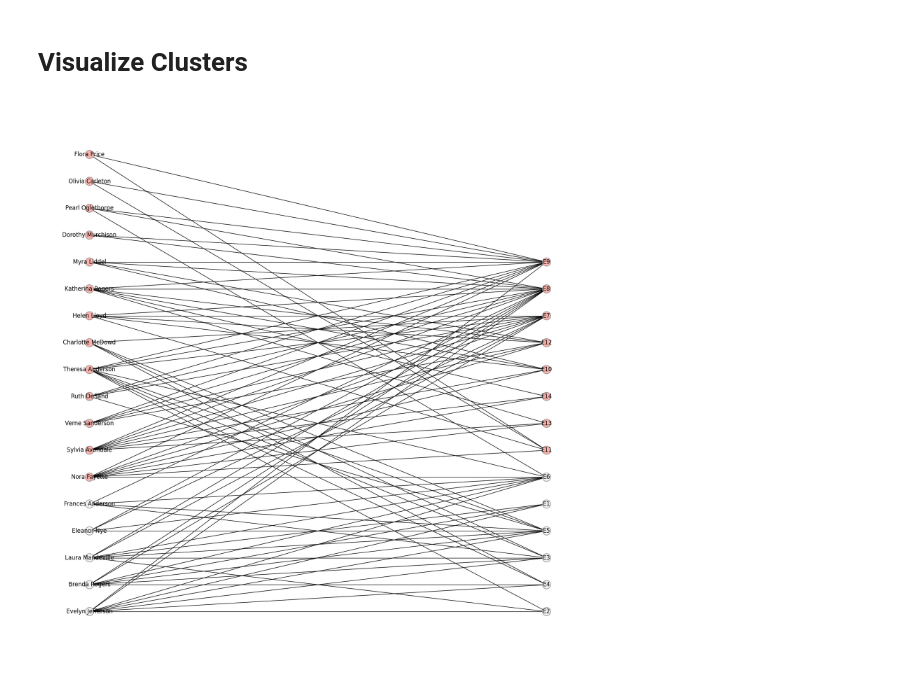
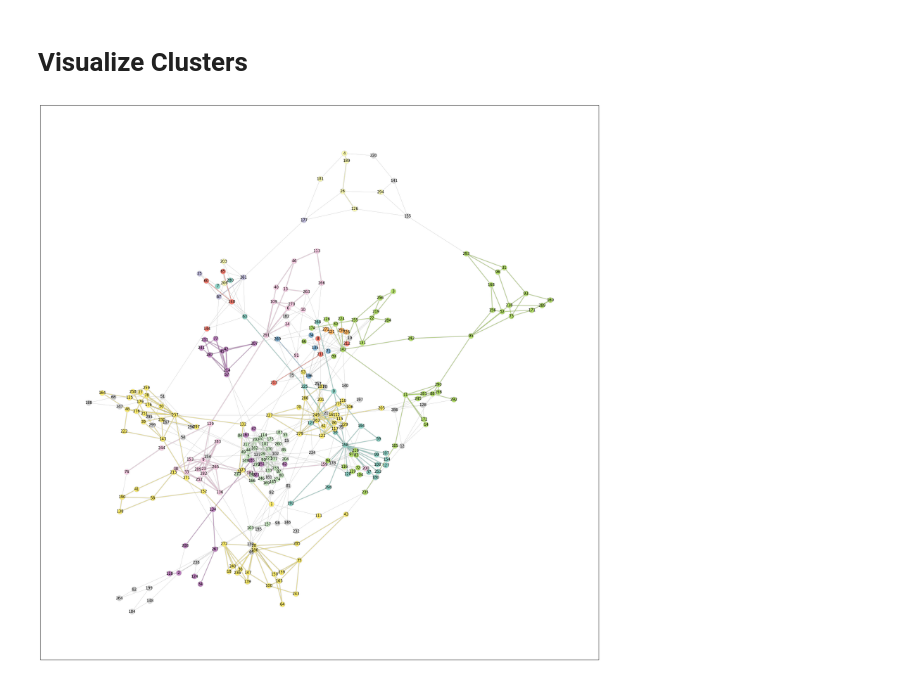
Before and after one commit to xiao278/svd_applications, a Jupyter notebook: community_detection_implementation.ipynb, the cells around one changed output. Drawn from its saved outputs; the diff is of its cells as text; code cells hidden in the pictures.

```diff
--- a/community_detection_implementation.ipynb
+++ b/community_detection_implementation.ipynb
@@ -140,10 +131,33 @@ plt.show()
 # %% [markdown]
 # Visualize Clusters
-# %%
-pos = graphing_helper.bipartite_clustered_positioning(G, INDEX)
-node_colors = graphing_helper.get_colormappings(G, INDEX, [clusters[0]])
-
-plt.figure(figsize=(16, 16))
-nx.draw(G, pos=pos, with_labels=True, edge_color="black", node_color=node_colors, edgecolors='gray')
-# %% [output]
-[figure, removed]
+# %%
+if (nx.is_bipartite(G)):
+    pos = graphing_helper.bipartite_clustered_positioning(G, INDEX)
+else:
+    pos = nx.spring_layout(G)
+
+(node_colors, edge_colors) = graphing_helper.get_colormappings(G, INDEX, clusters, 'Set3')
+
+plt.figure(figsize=(32, 32))
+nx.draw_networkx_edges(
+    G,
+    pos,
+    width=[0.3 if ec is None else 3 for ec in edge_colors],               # thick width for the outline
+    edge_color='black',    # dark outline color
+    alpha=[0.5 if ec is None else 0.2 for ec in edge_colors]
+)
+nx.draw_networkx_edges(
+    G,
+    pos,
+    edge_color=[(0,0,0,0) if ec is None else ec for ec in edge_colors],    # dark outline color
+)
+nx.draw_networkx_nodes(
+    G,
+    pos=pos,
+    node_color=node_colors,
+    edgecolors='lightgray'
+)
+nx.draw_networkx_labels(G, pos)
+plt.show()
+# %% [output]
+[figure, added]
```
Also changed, not shown: parts of 5 cells of this notebook, 1 other file.
